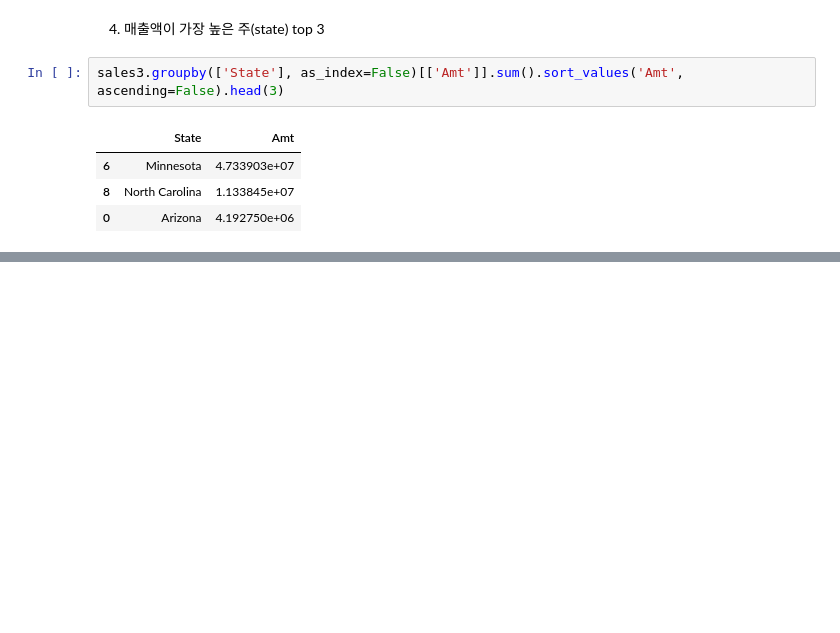
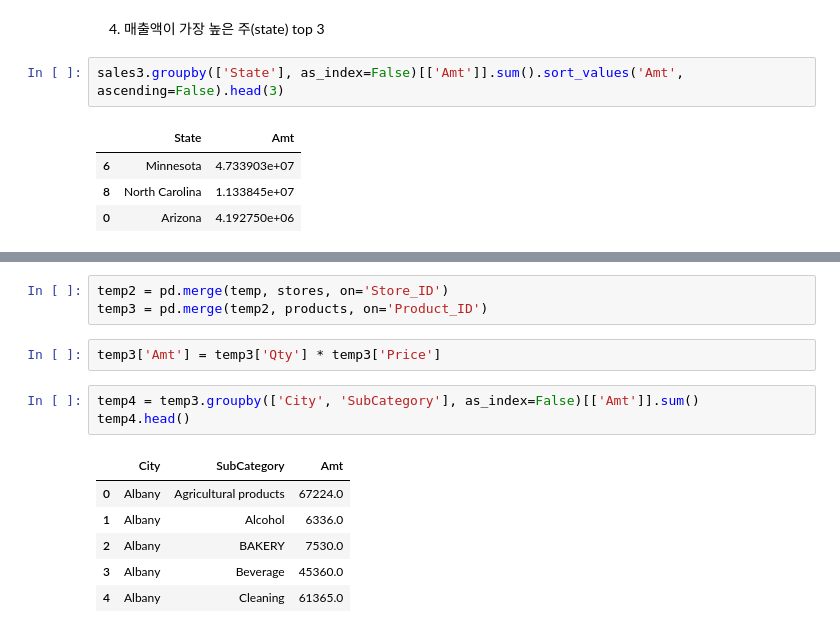
Before and after one commit to Jihwan98/aivle_school, a Jupyter notebook: 2023.02.07_데이터처리_실습/02 - 데이터프레임 결합.ipynb, the cells around one changed output, grey strips where cells are left out. Drawn from its saved outputs; the diff is of its cells as text; blank space fills up the shorter version.

```diff
--- a/2023.02.07_데이터처리_실습/02 - 데이터프레임 결합.ipynb
+++ b/2023.02.07_데이터처리_실습/02 - 데이터프레임 결합.ipynb
@@ -436,0 +464,15 @@ sales3.groupby(['State'], as_index=False)[['Amt']].sum().sort_values('Amt', asce
+# %%
+temp2 = pd.merge(temp, stores, on='Store_ID')
+temp3 = pd.merge(temp2, products, on='Product_ID')
+# %%
+temp3['Amt'] = temp3['Qty'] * temp3['Price']
+# %%
+temp4 = temp3.groupby(['City', 'SubCategory'], as_index=False)[['Amt']].sum()
+temp4.head()
+# %% [output]
+|  | City | SubCategory | Amt |
+| 0 | Albany | Agricultural products | 67224.0 |
+| 1 | Albany | Alcohol | 6336.0 |
+| 2 | Albany | BAKERY | 7530.0 |
+| 3 | Albany | Beverage | 45360.0 |
+| 4 | Albany | Cleaning | 61365.0 |
```
Also changed, not shown: parts of 5 cells of this notebook.
